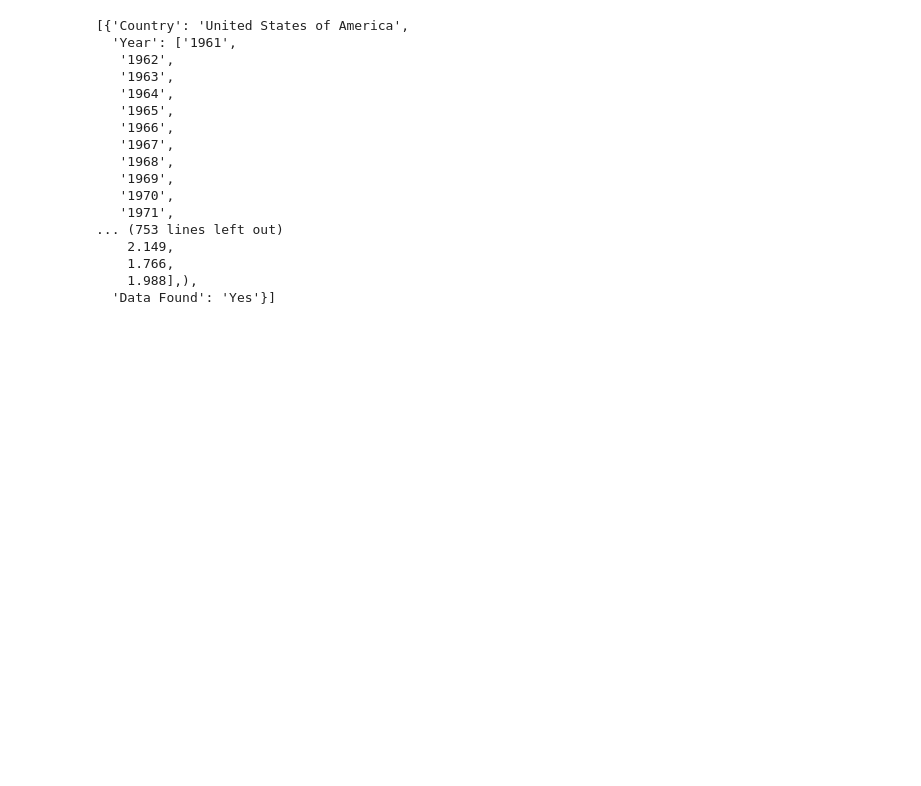
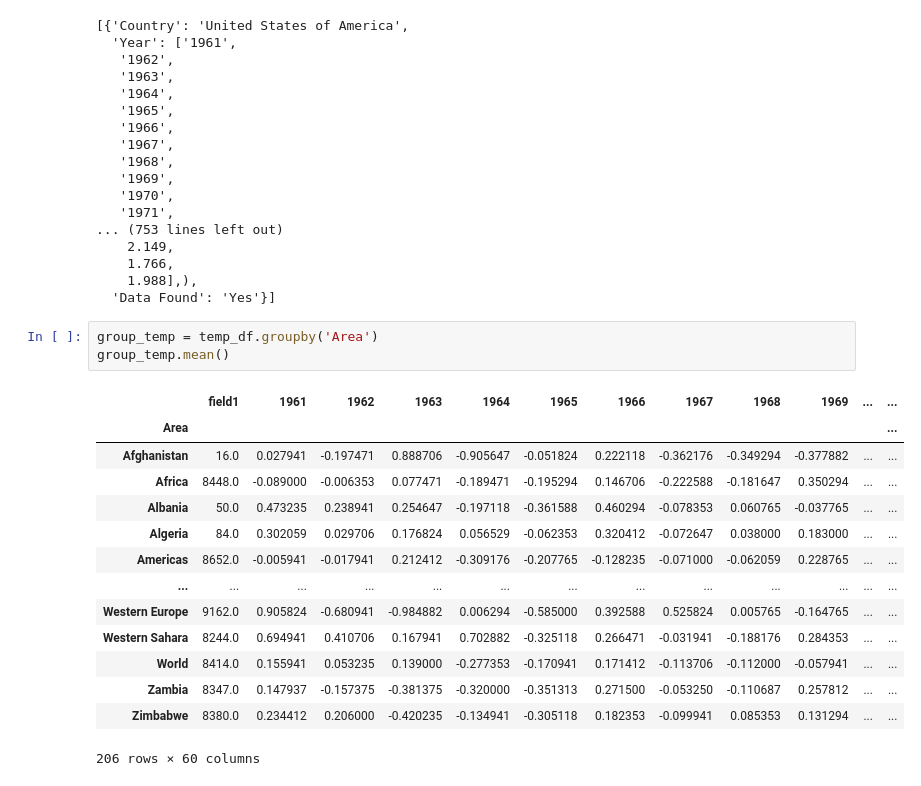
Before and after one commit to divya-gh/Climate-Interactive-Dashboard, a Jupyter notebook: avg_temp_by_months-challenge.ipynb, the cells around one changed output. Cells and saved outputs as stored; diff of their text form; blank space fills up the shorter version.

```diff
--- a/avg_temp_by_months-challenge.ipynb
+++ b/avg_temp_by_months-challenge.ipynb
@@ -187,3 +187,21 @@ months_list
     1.766,
     1.988],),
   'Data Found': 'Yes'}]
+# %%
+group_temp = temp_df.groupby('Area')
+group_temp.mean()
+# %% [output]
+|  | field1 | 1961 | 1962 | 1963 | 1964 | 1965 | 1966 | 1967 | 1968 | 1969 | ... | ... |
+| Area |  |  |  |  |  |  |  |  |  |  |  | ... |
+| Afghanistan | 16.0 | 0.027941 | -0.197471 | 0.888706 | -0.905647 | -0.051824 | 0.222118 | -0.362176 | -0.349294 | -0.377882 | ... | ... |
+| Africa | 8448.0 | -0.089000 | -0.006353 | 0.077471 | -0.189471 | -0.195294 | 0.146706 | -0.222588 | -0.181647 | 0.350294 | ... | ... |
+| Albania | 50.0 | 0.473235 | 0.238941 | 0.254647 | -0.197118 | -0.361588 | 0.460294 | -0.078353 | 0.060765 | -0.037765 | ... | ... |
+| Algeria | 84.0 | 0.302059 | 0.029706 | 0.176824 | 0.056529 | -0.062353 | 0.320412 | -0.072647 | 0.038000 | 0.183000 | ... | ... |
+| Americas | 8652.0 | -0.005941 | -0.017941 | 0.212412 | -0.309176 | -0.207765 | -0.128235 | -0.071000 | -0.062059 | 0.228765 | ... | ... |
+| ... | ... | ... | ... | ... | ... | ... | ... | ... | ... | ... | ... | ... |
+| Western Europe | 9162.0 | 0.905824 | -0.680941 | -0.984882 | 0.006294 | -0.585000 | 0.392588 | 0.525824 | 0.005765 | -0.164765 | ... | ... |
+| Western Sahara | 8244.0 | 0.694941 | 0.410706 | 0.167941 | 0.702882 | -0.325118 | 0.266471 | -0.031941 | -0.188176 | 0.284353 | ... | ... |
+| World | 8414.0 | 0.155941 | 0.053235 | 0.139000 | -0.277353 | -0.170941 | 0.171412 | -0.113706 | -0.112000 | -0.057941 | ... | ... |
+| Zambia | 8347.0 | 0.147937 | -0.157375 | -0.381375 | -0.320000 | -0.351313 | 0.271500 | -0.053250 | -0.110687 | 0.257812 | ... | ... |
+| Zimbabwe | 8380.0 | 0.234412 | 0.206000 | -0.420235 | -0.134941 | -0.305118 | 0.182353 | -0.099941 | 0.085353 | 0.131294 | ... | ... |
+206 rows × 60 columns
```
Also changed, not shown: parts of 2 cells of this notebook, 3 other files.
